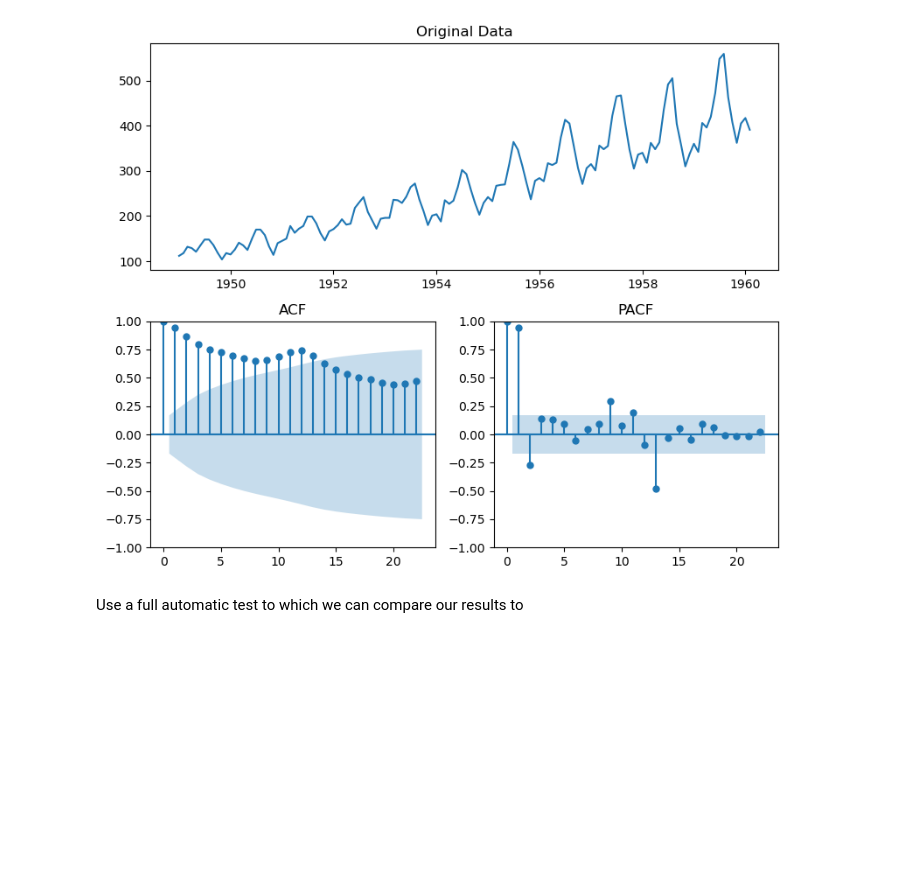
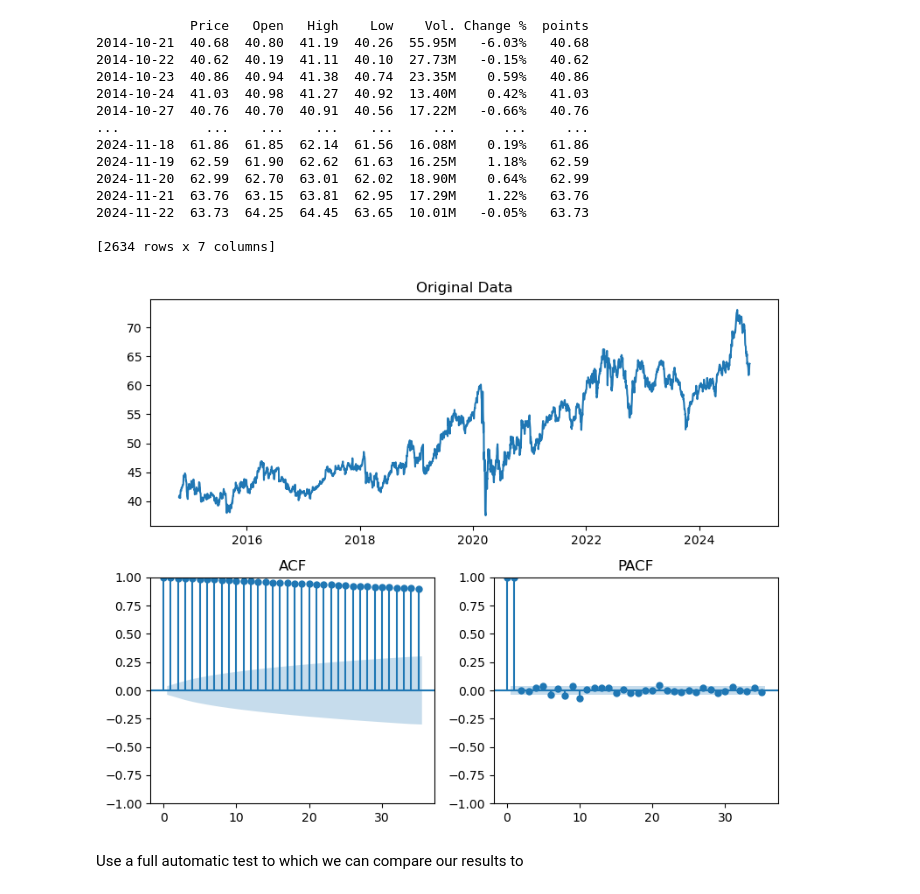
Before and after one commit to daniel-strauss/econometria, a Jupyter notebook: project_final.ipynb, the cells around one changed output. Saved outputs shown, nothing was run; the diff lists cells and outputs as text; code cells hidden in the pictures; blank space fills up the shorter version.

```diff
--- a/project_final.ipynb
+++ b/project_final.ipynb
@@ -9,7 +9,6 @@ import numpy as np
 
 test_with_artificial = False
 
-num_predict_period = 10
 
 def artificial_arima(p=np.array([]), d=0, q = np.array([]), f=lambda x:x, n = 100, m = 0):
     # generate synthetic data in order to validate our method for real data
@@ -32,31 +31,43 @@ def artificial_arima(p=np.array([]), d=0, q = np.array([]), f=lambda x:x, n = 10
 
 
 if test_with_artificial:
-    n = 1000
+    n = 100
     points = artificial_arima(
         p = np.array([.5, .6]),#np.array([0,0.1,0.2]),
         q = np.array([.3]),#np.array([0,0.1]),
-        d = 1,
-        f = lambda x:1.5**x,
+        d = 2,
+        f = lambda x:1.01**x,
         n = n,
         m = 0
     )
-    dates = pd.date_range(start='1800-01-01', periods=n, freq='MS')
+    dates = pd.date_range(start='1800-01-01', periods=n, freq=freq)
 
     # Create DataFrame with datetime index
     time_series_df = pd.DataFrame({'points': 1.7**points}, index=dates)
 else:
     # Load the CSV file
-    time_series_df = pd.read_csv('AirPassengers.csv',
-                            parse_dates=[0],  # Parse first column as dates
-                            index_col=0)  # Set first column as index
-    time_series_df['points'] = time_series_df.iloc[:, 0].replace(',', '', regex=True).astype(float)
+    #time_series_df = pd.read_csv('data/csv_s33-bruttoinlandsprodukt.csv',
+    #                             parse_dates=[0],  # Parse first column as dates
+    #                             index_col=0)  # Set first column as index
+    '''
+    time_series_df = pd.read_csv('data/csv_s33-bruttoinlandsprodukt.csv', delimiter=';', decimal='.', parse_dates=[0], index_col = 0)
+    time_series_df.index = pd.to_datetime(time_series_df.index, format='%Y', errors='coerce')
 
-time_series_df = time_series_df.asfreq('MS')
-# split into training and test data
-original_forecast_df = time_series_df[-num_predict_period:]
-time_series_df = time_series_df[:-num_predict_period]
+    freq = 'YE'
+    time_series_df['points'] = time_series_df[' \"in Mrd \"']
+    time_series_df['points'] = time_series_df['points'].astype(float)
+    #time_series_df['points'] = time_series_df[' \"in Mrd. \"'].iloc[:, 0].replace(',', '', regex=True).astype(float
+    '''
+    time_series_df = pd.read_csv('data/Coca-Cola_Stock_Price_History.csv', parse_dates=[0], index_col = 0)
 
+    time_series_df['points'] = time_series_df["Price"].astype(float)
+    time_series_df = time_series_df.reindex(pd.bdate_range(start=time_series_df.index.min(), end=time_series_df.index.max()))
+    time_series_df['points'] = time_series_df['points'].interpolate()
+    freq = 'D'
+    #time_series_df['points'] = time_series_df[' \"in Mrd. \"'].iloc[:, 0].replace(',', '', regex=True).astype(float
+    #time_series_df = time_series_df.dropna(how='any')
+#time_series_df = time_series_df.asfreq(freq)
+print(time_series_df)
 def plot_series(series, series_title, alpha = 0.05):
     """
     Plots the time series, ACF, and PACF with custom titles in a 2-column layout.
@@ -65,34 +76,48 @@ def plot_series(series, series_title, alpha = 0.05):
     - series: The time series data to plot.
     - series_title: Title for the time series plot.
     """
     # Create a figure with custom layout using gridspec
     fig = plt.figure(figsize=(8, 6.5))
     gs = fig.add_gridspec(2, 2)   # 1 row, 2 columns
 
     # First column: Time Series plot (span both rows)
     ax0 = fig.add_subplot(gs[0, :])
     ax0.plot(series)
     ax0.set_title(series_title)
 
     # Second column: ACF and PACF plots
     # ACF plot
     ax1 = fig.add_subplot(gs[1, 0])
     plot_acf(series, ax=ax1, alpha=alpha)
     ax1.set_title("ACF")
 
     # PACF plot
     ax2 = fig.add_subplot(gs[1, 1])  # Reuse the same axis for PACF
     plot_pacf(series, ax=ax2, alpha=alpha)
     ax2.set_title("PACF")
 
     # Show the plots
     plt.tight_layout()
     plt.show()
 
 
 plot_series(time_series_df['points'], "Original Data")
 # %% [output]
+            Price   Open   High    Low    Vol. Change %  points
+2014-10-21  40.68  40.80  41.19  40.26  55.95M   -6.03%   40.68
+2014-10-22  40.62  40.19  41.11  40.10  27.73M   -0.15%   40.62
+2014-10-23  40.86  40.94  41.38  40.74  23.35M    0.59%   40.86
+2014-10-24  41.03  40.98  41.27  40.92  13.40M    0.42%   41.03
+2014-10-27  40.76  40.70  40.91  40.56  17.22M   -0.66%   40.76
+...           ...    ...    ...    ...     ...      ...     ...
+2024-11-18  61.86  61.85  62.14  61.56  16.08M    0.19%   61.86
+2024-11-19  62.59  61.90  62.62  61.63  16.25M    1.18%   62.59
+2024-11-20  62.99  62.70  63.01  62.02  18.90M    0.64%   62.99
+2024-11-21  63.76  63.15  63.81  62.95  17.29M    1.22%   63.76
+2024-11-22  63.73  64.25  64.45  63.65  10.01M   -0.05%   63.73
+
+[2634 rows x 7 columns]
-[figure, old version]
+[figure, new version]
 # %% [markdown]
 Use a full automatic test to which we can compare our results to
 # %%
```
Also changed, not shown: parts of 16 cells of this notebook, 16 other files.
